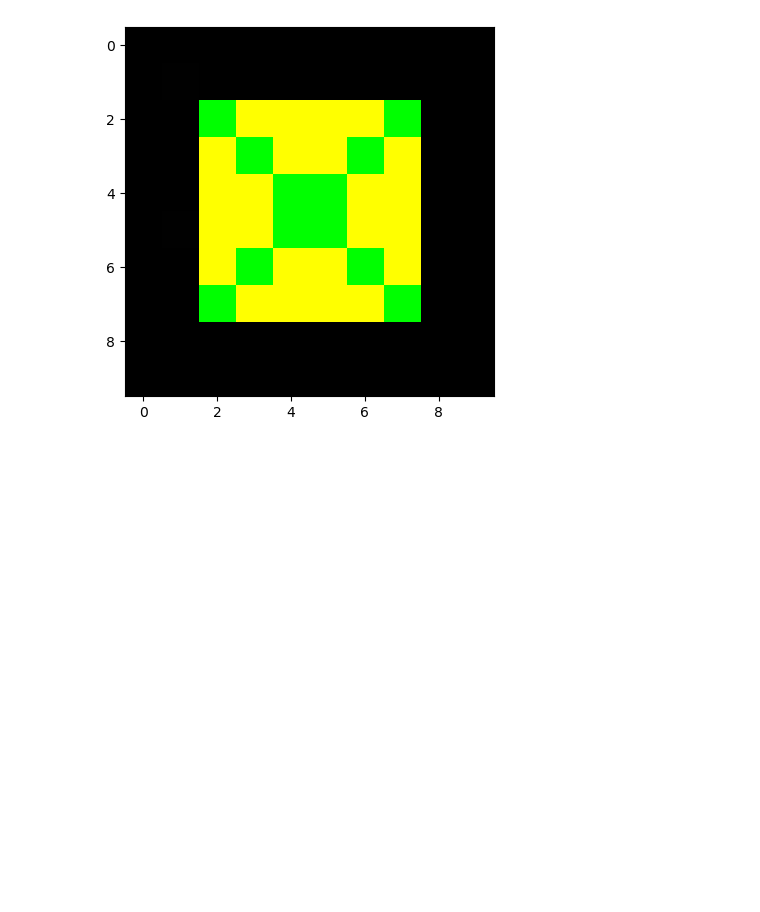
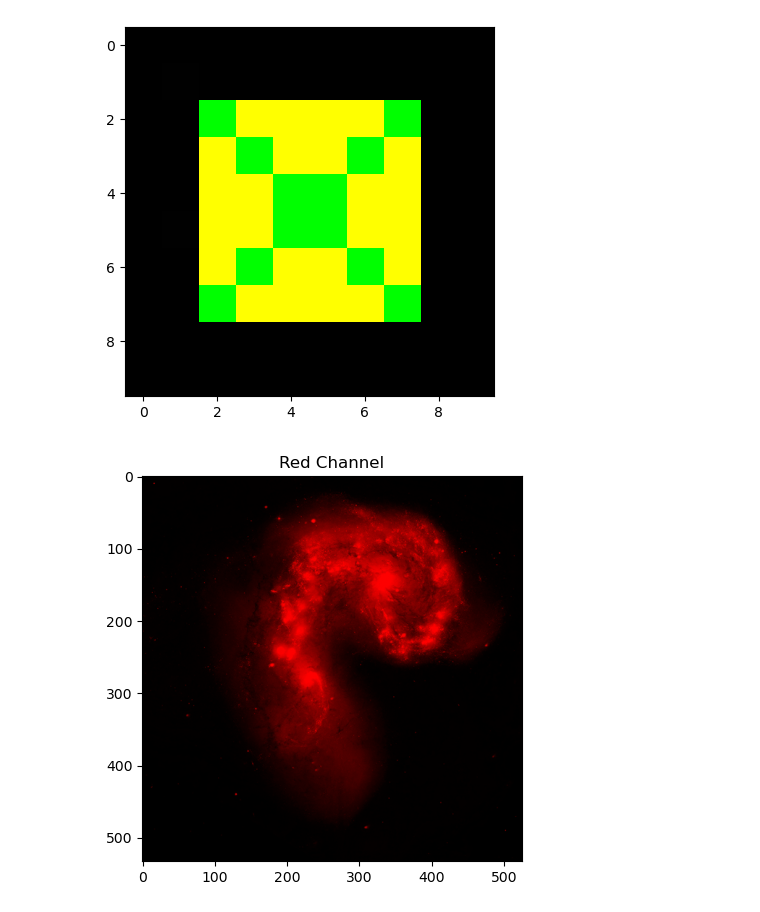
Before and after one commit to caocaoxxx/image_procesing, a Jupyter notebook: assignmen.ipynb, the cells around one changed output. Saved outputs shown, nothing was run; the diff lists cells and outputs as text; code cells hidden in the pictures; blank space fills up the shorter version.

```diff
--- a/assignmen.ipynb
+++ b/assignmen.ipynb
@@ -90,3 +90,17 @@ plt.imshow(img)
 plt.show()
 # %% [output]
 [figure]
+# %%
+from PIL import Image
+import matplotlib.pyplot as plt
+
+image_path = 'galaxy-full.jpg'
+image = Image.open(image_path)
+r, g, b = image.split()
+r_image = Image.merge('RGB', (r, Image.new('L', r.size), Image.new('L', r.size)))
+plt.figure(figsize=(15, 5))
+plt.imshow(r_image)
+plt.title('Red Channel')
+plt.show()
+# %% [output]
+[figure, added]
```
Also changed, not shown: parts of 2 cells of this notebook.
